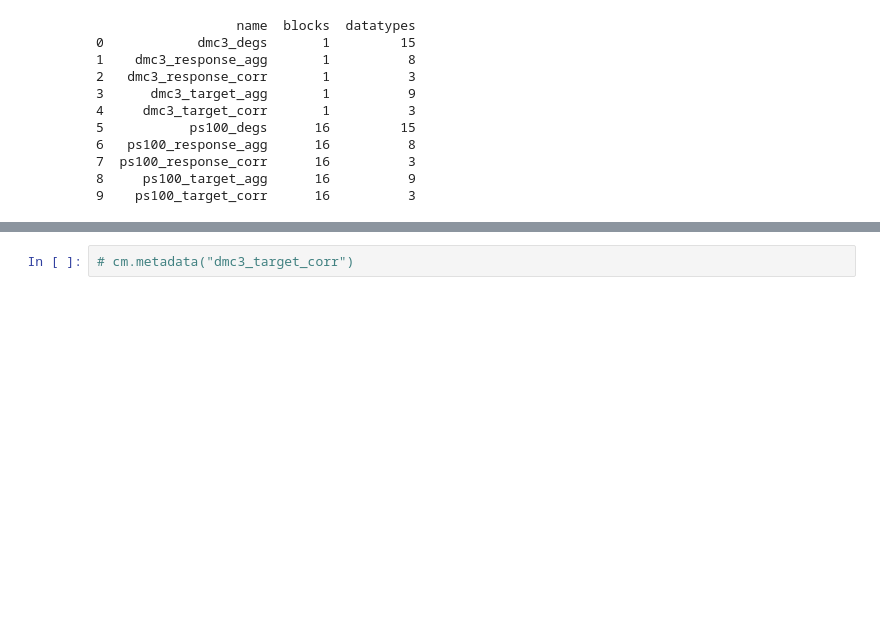
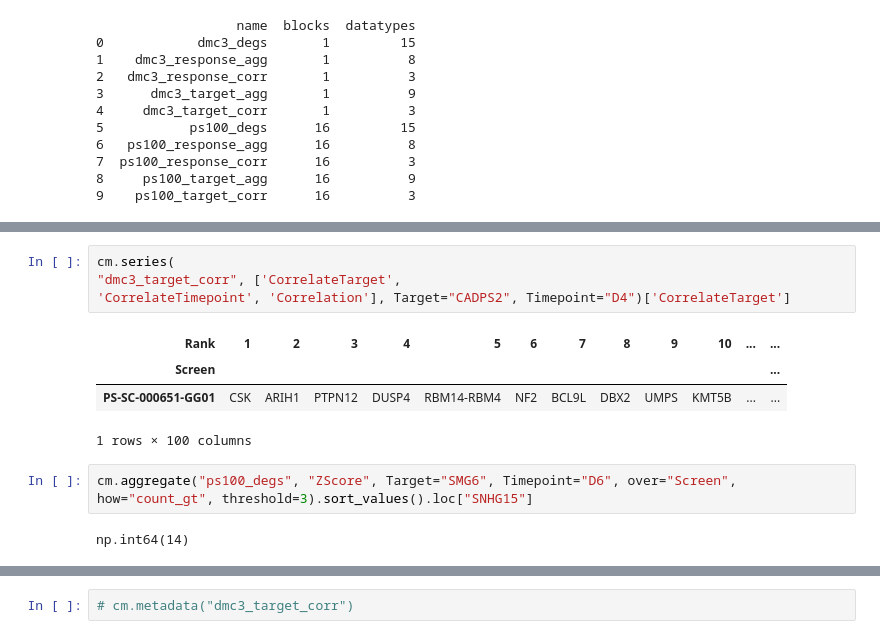
Before and after one commit to broadinstitute/cheesemonger, a Jupyter notebook: clients/cheesypy/examples/tutorial.ipynb, the cells around one changed output, grey strips where cells are left out. Drawn from its saved outputs; the diff is of its cells as text; blank space fills up the shorter version.

```diff
--- a/clients/cheesypy/examples/tutorial.ipynb
+++ b/clients/cheesypy/examples/tutorial.ipynb
@@ -77,0 +130,13 @@ print(cm.list_datasets())   # -> DataFrame: name, blocks, datatypes
+# %%
+cm.series(
+"dmc3_target_corr", ['CorrelateTarget',
+'CorrelateTimepoint', 'Correlation'], Target="CADPS2", Timepoint="D4")['CorrelateTarget']
+# %% [output]
+| Rank | 1 | 2 | 3 | 4 | 5 | 6 | 7 | 8 | 9 | 10 | ... | ... |
+| Screen |  |  |  |  |  |  |  |  |  |  |  | ... |
+| PS-SC-000651-GG01 | CSK | ARIH1 | PTPN12 | DUSP4 | RBM14-RBM4 | NF2 | BCL9L | DBX2 | UMPS | KMT5B | ... | ... |
+1 rows × 100 columns
+# %%
+cm.aggregate("ps100_degs", "ZScore", Target="SMG6", Timepoint="D6", over="Screen", how="count_gt", threshold=3).sort_values().loc["SNHG15"]
+# %% [output]
+np.int64(14)
```
Also changed, not shown: parts of 13 cells of this notebook, 26 other files.
